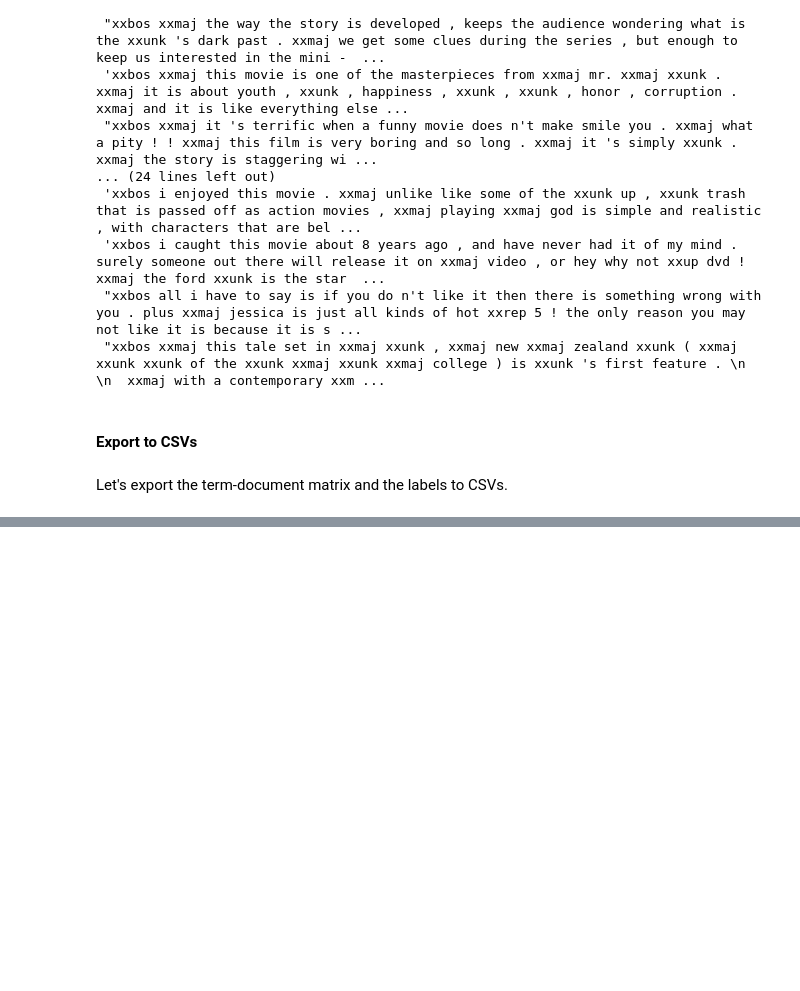
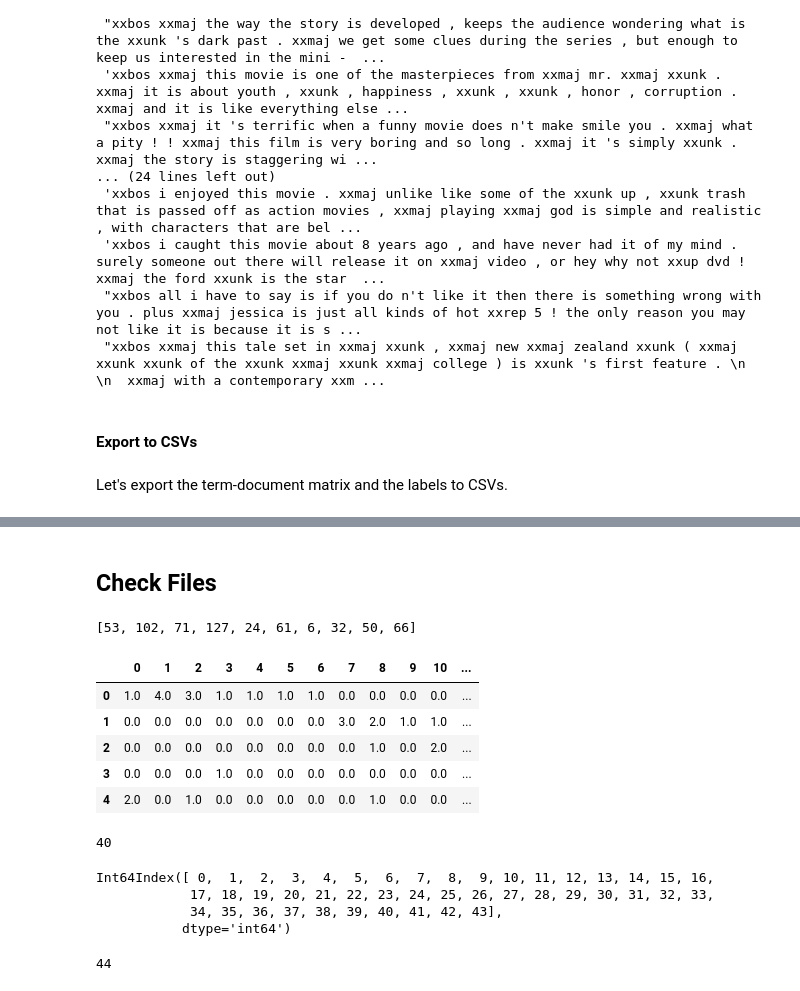
Before and after one commit to nlp-club/aisha_khatun_nlp_club, a Jupyter notebook: fast.ai NLP course/fastai_nlp_3b_more_details.ipynb, the cells around one changed output, grey strips where cells are left out. Cells and saved outputs as stored; diff of their text form; code cells hidden in the pictures; blank space fills up the shorter version.

```diff
--- a/fast.ai NLP course/fastai_nlp_3b_more_details.ipynb
+++ b/fast.ai NLP course/fastai_nlp_3b_more_details.ipynb
@@ -341,0 +397,31 @@ FileLink('y.csv')
+# %% [markdown]
+## Check Files
+# %%
+interesting_inds[:10]
+# %% [output]
+[53, 102, 71, 127, 24, 61, 6, 32, 50, 66]
+# %%
+x = pd.read_csv('x.csv',header=None)
+x.head()
+# %% [output]
+|  | 0 | 1 | 2 | 3 | 4 | 5 | 6 | 7 | 8 | 9 | 10 | ... |
+| 0 | 1.0 | 4.0 | 3.0 | 1.0 | 1.0 | 1.0 | 1.0 | 0.0 | 0.0 | 0.0 | 0.0 | ... |
+| 1 | 0.0 | 0.0 | 0.0 | 0.0 | 0.0 | 0.0 | 0.0 | 3.0 | 2.0 | 1.0 | 1.0 | ... |
+| 2 | 0.0 | 0.0 | 0.0 | 0.0 | 0.0 | 0.0 | 0.0 | 0.0 | 1.0 | 0.0 | 2.0 | ... |
+| 3 | 0.0 | 0.0 | 0.0 | 1.0 | 0.0 | 0.0 | 0.0 | 0.0 | 0.0 | 0.0 | 0.0 | ... |
+| 4 | 2.0 | 0.0 | 1.0 | 0.0 | 0.0 | 0.0 | 0.0 | 0.0 | 1.0 | 0.0 | 0.0 | ... |
+# %%
+len(x)
+# %% [output]
+40
+# %%
+x.columns
+# %% [output]
+Int64Index([ 0,  1,  2,  3,  4,  5,  6,  7,  8,  9, 10, 11, 12, 13, 14, 15, 16,
+            17, 18, 19, 20, 21, 22, 23, 24, 25, 26, 27, 28, 29, 30, 31, 32, 33,
+            34, 35, 36, 37, 38, 39, 40, 41, 42, 43],
+           dtype='int64')
+# %%
+len(x.columns) ## number of vocabs
+# %% [output]
+44
```
Also changed, not shown: parts of 10 cells of this notebook, 3 other files.
